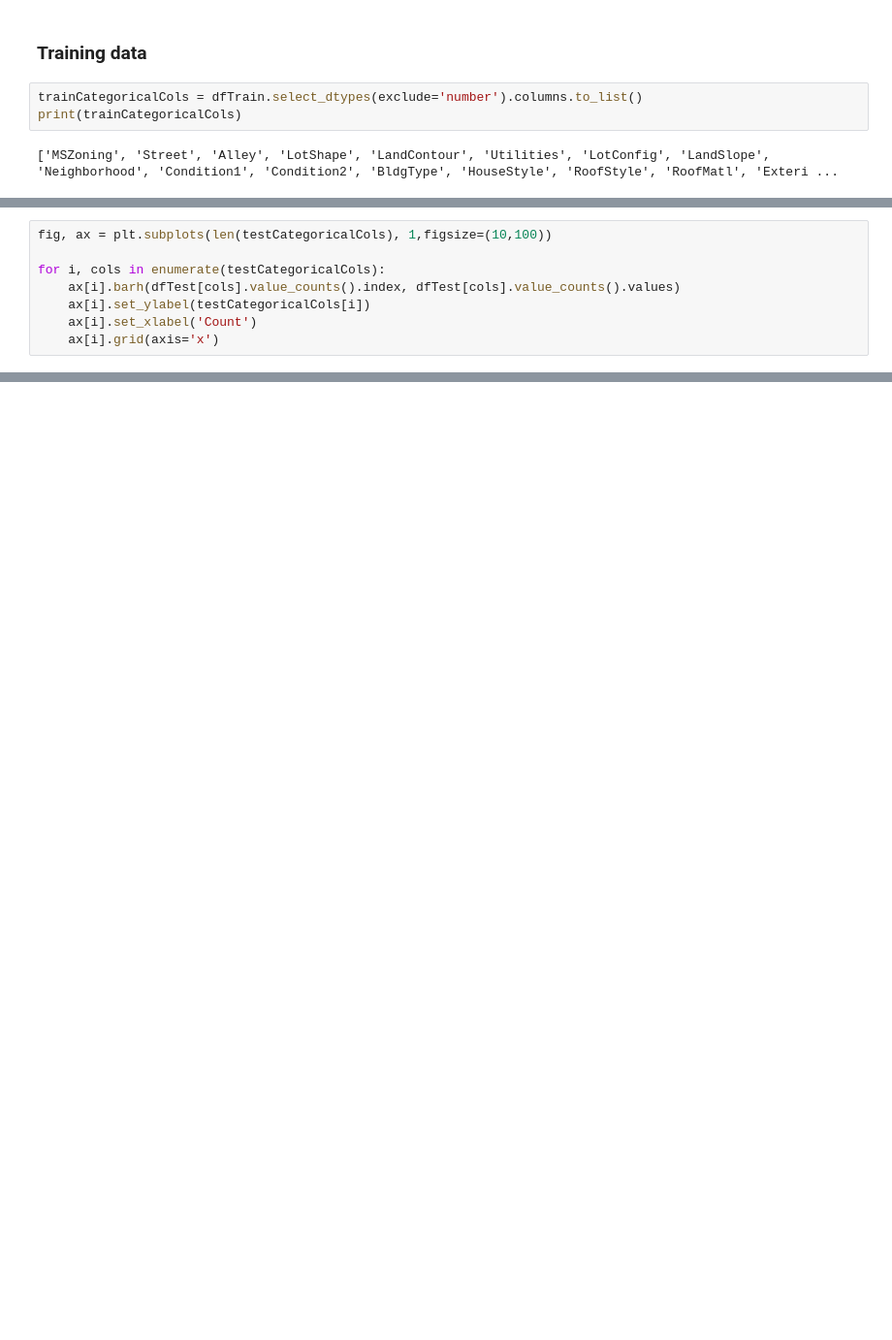
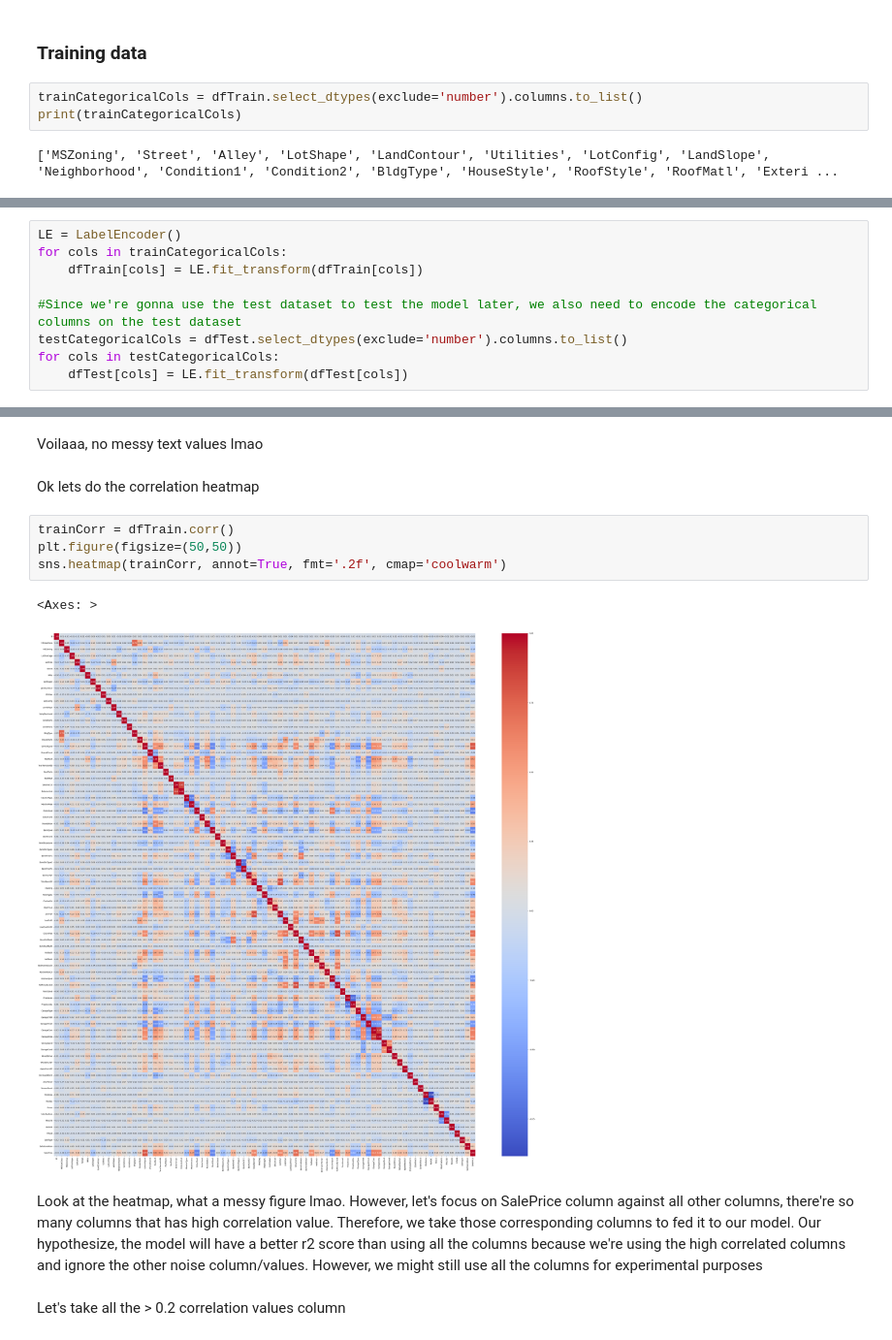
Before and after one commit to DickyAdi/house-regression, a Jupyter notebook: houseRegression.ipynb, the cells around one changed output, grey strips where cells are left out. Shown at 97% size. Cells and saved outputs as stored; diff of their text form; blank space fills up the shorter version.

Commit message:
Done, experimental needed

```diff
--- a/houseRegression.ipynb
+++ b/houseRegression.ipynb
@@ -152,8 +160,0 @@ print(testCategoricalCols)
-# %%
-fig, ax = plt.subplots(len(testCategoricalCols), 1,figsize=(10,100))
-
-for i, cols in enumerate(testCategoricalCols):
-    ax[i].barh(dfTest[cols].value_counts().index, dfTest[cols].value_counts().values)
-    ax[i].set_ylabel(testCategoricalCols[i])
-    ax[i].set_xlabel('Count')
-    ax[i].grid(axis='x')
@@ -161,0 +223,9 @@ for i, cols in enumerate(testCategoricalCols):
+# %%
+LE = LabelEncoder()
+for cols in trainCategoricalCols:
+    dfTrain[cols] = LE.fit_transform(dfTrain[cols])
+
+#Since we're gonna use the test dataset to test the model later, we also need to encode the categorical columns on the test dataset
+testCategoricalCols = dfTest.select_dtypes(exclude='number').columns.to_list()
+for cols in testCategoricalCols:
+    dfTest[cols] = LE.fit_transform(dfTest[cols])
@@ -161,0 +266,15 @@ for i, cols in enumerate(testCategoricalCols):
+# %% [markdown]
+Voilaaa, no messy text values lmao
+# %% [markdown]
+Ok lets do the correlation heatmap
+# %%
+trainCorr = dfTrain.corr()
+plt.figure(figsize=(50,50))
+sns.heatmap(trainCorr, annot=True, fmt='.2f', cmap='coolwarm')
+# %% [output]
+<Axes: >
+[figure, added]
+# %% [markdown]
+Look at the heatmap, what a messy figure lmao. However, let's focus on SalePrice column against all other columns, there're so many columns that has high correlation value. Therefore, we take those corresponding columns to fed it to our model. Our hypothesize, the model will have a better r2 score than using all the columns because we're using the high correlated columns and ignore the other noise column/values. However, we might still use all the columns for experimental purposes
+# %% [markdown]
+Let's take all the > 0.2 correlation values column
```
Also changed, not shown: parts of 33 cells of this notebook.
